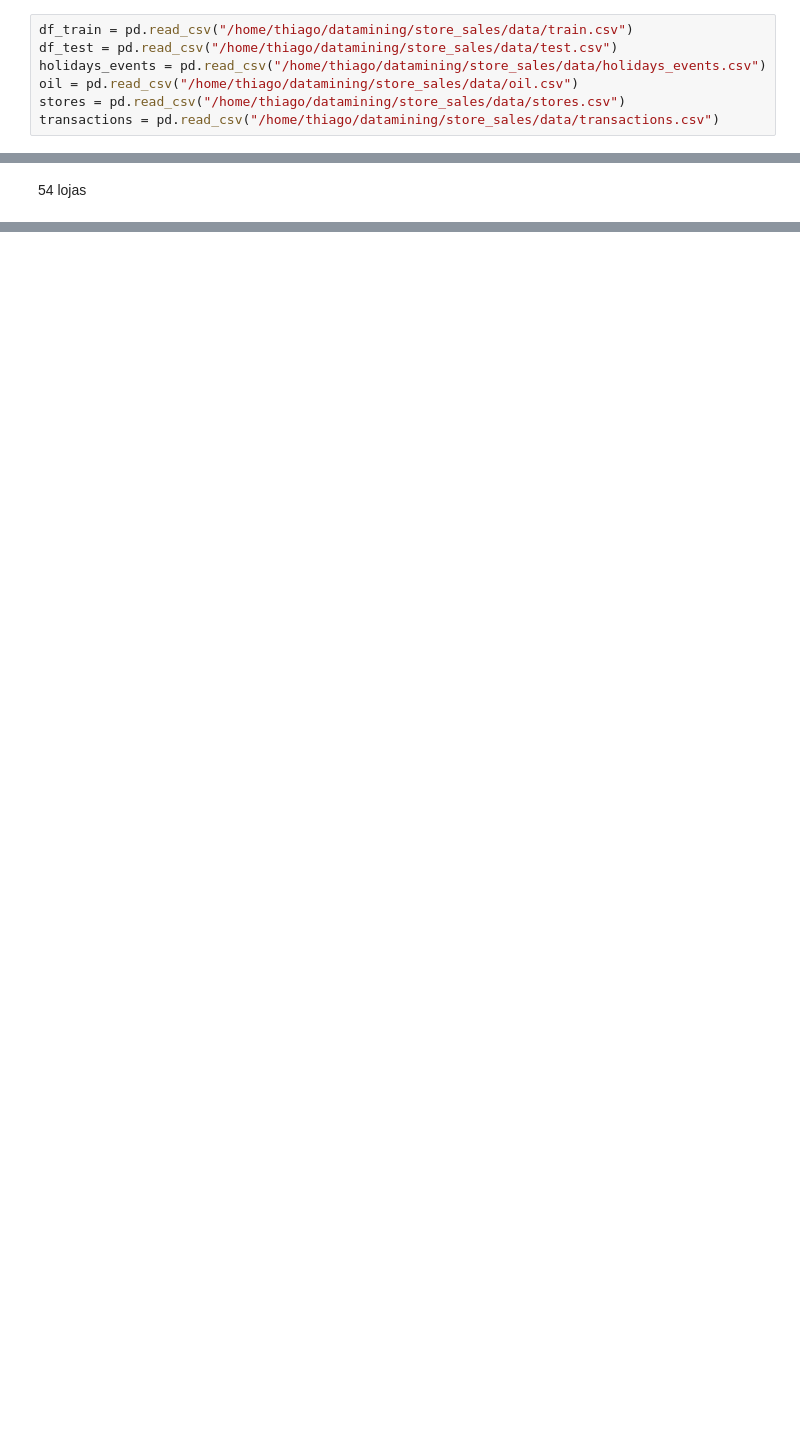
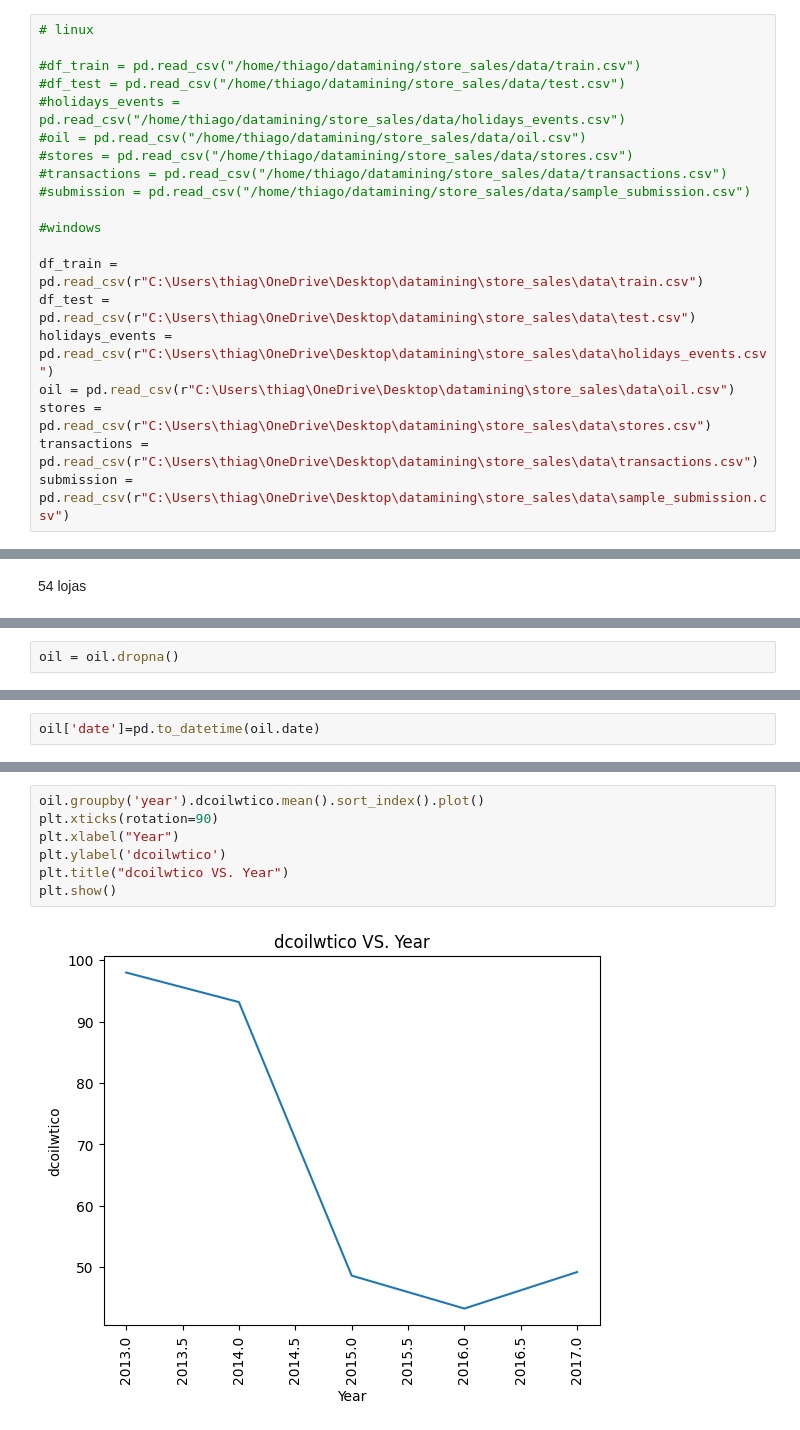
Before and after one commit to thiagomout/datamining, a Jupyter notebook: store_sales/prediction_store_sales.ipynb, the cells around one changed output, grey strips where cells are left out. Cells and saved outputs as stored; diff of their text form; blank space fills up the shorter version.

```diff
--- a/store_sales/prediction_store_sales.ipynb
+++ b/store_sales/prediction_store_sales.ipynb
@@ -9,12 +20,25 @@ import seaborn as sns
 # %% [markdown]
 Designando o dataframe de teste e de treino
 # %%
-df_train = pd.read_csv("/home/thiago/datamining/store_sales/data/train.csv")
-df_test = pd.read_csv("/home/thiago/datamining/store_sales/data/test.csv")
-holidays_events = pd.read_csv("/home/thiago/datamining/store_sales/data/holidays_events.csv")
-oil = pd.read_csv("/home/thiago/datamining/store_sales/data/oil.csv")
-stores = pd.read_csv("/home/thiago/datamining/store_sales/data/stores.csv")
-transactions = pd.read_csv("/home/thiago/datamining/store_sales/data/transactions.csv")
+# linux
+
+#df_train = pd.read_csv("/home/thiago/datamining/store_sales/data/train.csv")
+#df_test = pd.read_csv("/home/thiago/datamining/store_sales/data/test.csv")
+#holidays_events = pd.read_csv("/home/thiago/datamining/store_sales/data/holidays_events.csv")
+#oil = pd.read_csv("/home/thiago/datamining/store_sales/data/oil.csv")
+#stores = pd.read_csv("/home/thiago/datamining/store_sales/data/stores.csv")
+#transactions = pd.read_csv("/home/thiago/datamining/store_sales/data/transactions.csv")
+#submission = pd.read_csv("/home/thiago/datamining/store_sales/data/sample_submission.csv")
+
+#windows
+
+df_train = pd.read_csv(r"C:\Users\thiag\OneDrive\Desktop\datamining\store_sales\data\train.csv")
+df_test = pd.read_csv(r"C:\Users\thiag\OneDrive\Desktop\datamining\store_sales\data\test.csv")
+holidays_events = pd.read_csv(r"C:\Users\thiag\OneDrive\Desktop\datamining\store_sales\data\holidays_events.csv")
+oil = pd.read_csv(r"C:\Users\thiag\OneDrive\Desktop\datamining\store_sales\data\oil.csv")
+stores = pd.read_csv(r"C:\Users\thiag\OneDrive\Desktop\datamining\store_sales\data\stores.csv")
+transactions = pd.read_csv(r"C:\Users\thiag\OneDrive\Desktop\datamining\store_sales\data\transactions.csv")
+submission = pd.read_csv(r"C:\Users\thiag\OneDrive\Desktop\datamining\store_sales\data\sample_submission.csv")
 # %% [markdown]
 ### Vamos fazer agora uma análise exploratória dos dados
 # %%
@@ -222,0 +270,2 @@ plt.show()
+# %%
+oil = oil.dropna()
@@ -222,0 +290,2 @@ plt.show()
+# %%
+oil['date']=pd.to_datetime(oil.date)
@@ -222,0 +330,9 @@ plt.show()
+# %%
+oil.groupby('year').dcoilwtico.mean().sort_index().plot()
+plt.xticks(rotation=90)
+plt.xlabel("Year")
+plt.ylabel('dcoilwtico')
+plt.title("dcoilwtico VS. Year")
+plt.show()
+# %% [output]
+[figure, added]
```
Also changed, not shown: parts of 116 cells of this notebook, 8 other files.
